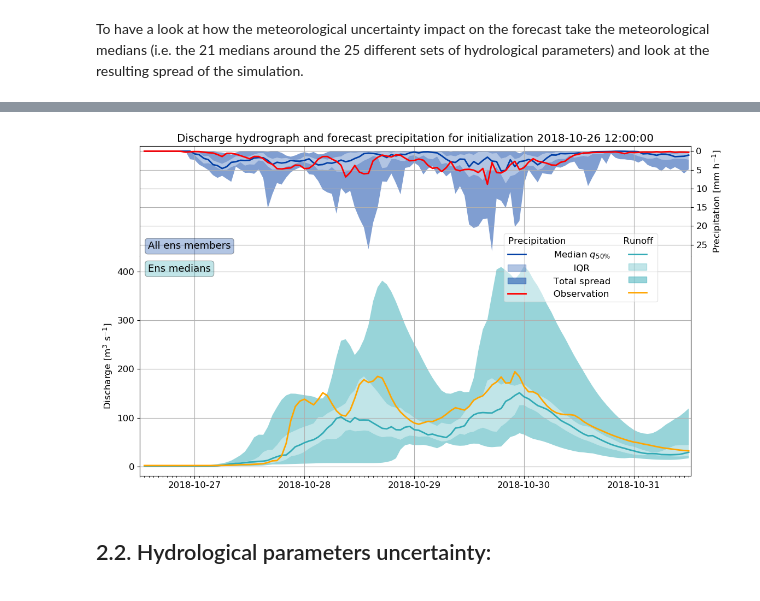
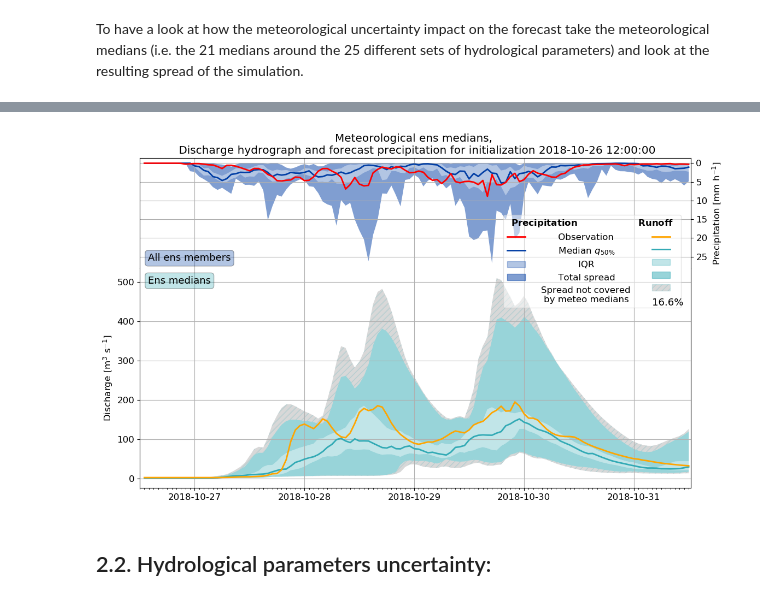
Before and after one commit to agiord/ensemble-flood-forecasting, a Jupyter notebook: EnsembleFloodForecastAnalysis.ipynb, the cells around one changed output, grey strips where cells are left out. Cells and saved outputs as stored; diff of their text form; code cells hidden in the pictures.

```diff
--- a/EnsembleFloodForecastAnalysis.ipynb
+++ b/EnsembleFloodForecastAnalysis.ipynb
@@ -110,8 +113,9 @@ af.spaghetti_plot(rm_medians, ens_df_prec, obs_subset, prec_obs_subset, sim_star
 # %%
 # Quantify the meteorological uncertainty by plotting the range of spread among all the 21 rm medians obtained:
-af.hydrograph(quant_rm_medians, quant_prec, obs_subset, prec_obs_subset, sim_start, medians=True)
+#af.hydrograph(quant_rm_medians, quant_prec, obs_subset, prec_obs_subset, sim_start, medians=True)
+af.comparison_meteo_hydrograph(quant_rm_medians, quant_runoff, quant_prec, obs_subset, prec_obs_subset, sim_start)
 # %% [output]
-[figure, old version]
+[figure, new version]
 # %% [markdown]
 ## 2.2. Hydrological parameters uncertainty:
 # %% [markdown]
```
Also changed, not shown: parts of 17 cells of this notebook, 2 other files.
